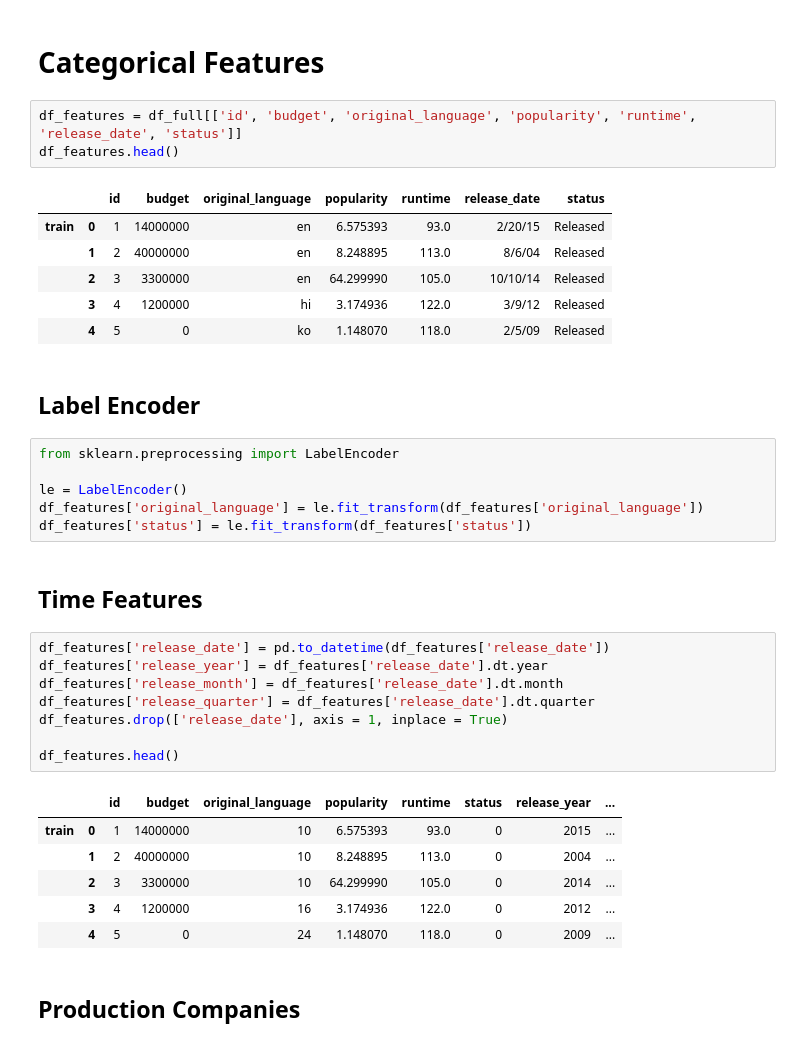
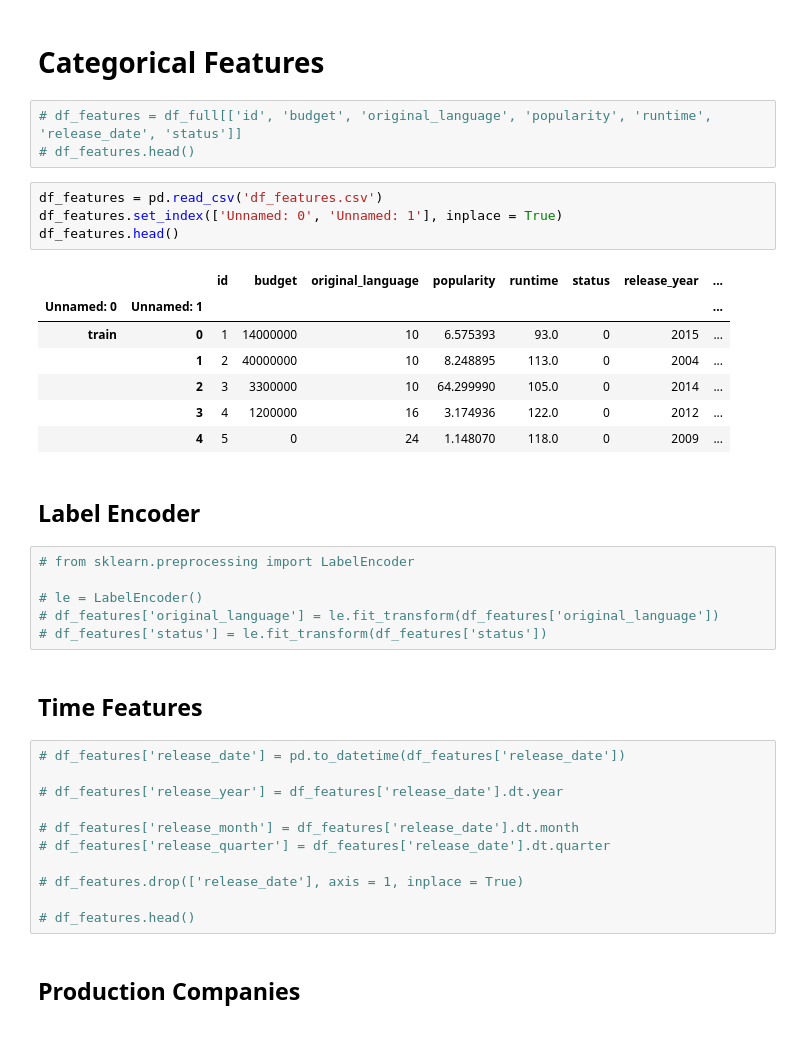
Before and after one commit to JanieTran/Kaggle_Competitions, a Jupyter notebook: TMDBBoxOfficePrediction/TMDBBoxOfficePrediction.ipynb, the cells around one changed output. Saved outputs shown, nothing was run; the diff lists cells and outputs as text.

```diff
--- a/TMDBBoxOfficePrediction/TMDBBoxOfficePrediction.ipynb
+++ b/TMDBBoxOfficePrediction/TMDBBoxOfficePrediction.ipynb
@@ -214,40 +214,41 @@ df_full.head()
 # %% [markdown]
 # Categorical Features
 # %%
-df_features = df_full[['id', 'budget', 'original_language', 'popularity', 'runtime', 'release_date', 'status']]
-df_features.head()
+# df_features = df_full[['id', 'budget', 'original_language', 'popularity', 'runtime', 'release_date', 'status']]
+# df_features.head()
-# %% [output]
-|  |  | id | budget | original_language | popularity | runtime | release_date | status |
-| train | 0 | 1 | 14000000 | en | 6.575393 | 93.0 | 2/20/15 | Released |
-|  | 1 | 2 | 40000000 | en | 8.248895 | 113.0 | 8/6/04 | Released |
-|  | 2 | 3 | 3300000 | en | 64.299990 | 105.0 | 10/10/14 | Released |
-|  | 3 | 4 | 1200000 | hi | 3.174936 | 122.0 | 3/9/12 | Released |
-|  | 4 | 5 | 0 | ko | 1.148070 | 118.0 | 2/5/09 | Released |
+# %%
+df_features = pd.read_csv('df_features.csv')
+df_features.set_index(['Unnamed: 0', 'Unnamed: 1'], inplace = True)
+df_features.head()
+# %% [output]
+|  |  | id | budget | original_language | popularity | runtime | status | release_year | ... |
+| Unnamed: 0 | Unnamed: 1 |  |  |  |  |  |  |  | ... |
+| train | 0 | 1 | 14000000 | 10 | 6.575393 | 93.0 | 0 | 2015 | ... |
+|  | 1 | 2 | 40000000 | 10 | 8.248895 | 113.0 | 0 | 2004 | ... |
+|  | 2 | 3 | 3300000 | 10 | 64.299990 | 105.0 | 0 | 2014 | ... |
+|  | 3 | 4 | 1200000 | 16 | 3.174936 | 122.0 | 0 | 2012 | ... |
+|  | 4 | 5 | 0 | 24 | 1.148070 | 118.0 | 0 | 2009 | ... |
 # %% [markdown]
 ## Label Encoder
 # %%
-from sklearn.preprocessing import LabelEncoder
+# from sklearn.preprocessing import LabelEncoder
 
-le = LabelEncoder()
-df_features['original_language'] = le.fit_transform(df_features['original_language'])
-df_features['status'] = le.fit_transform(df_features['status'])
+# le = LabelEncoder()
+# df_features['original_language'] = le.fit_transform(df_features['original_language'])
+# df_features['status'] = le.fit_transform(df_features['status'])
 # %% [markdown]
 ## Time Features
 # %%
-df_features['release_date'] = pd.to_datetime(df_features['release_date'])
-df_features['release_year'] = df_features['release_date'].dt.year
-df_features['release_month'] = df_features['release_date'].dt.month
-df_features['release_quarter'] = df_features['release_date'].dt.quarter
-df_features.drop(['release_date'], axis = 1, inplace = True)
+# df_features['release_date'] = pd.to_datetime(df_features['release_date'])
 
-df_features.head()
+# df_features['release_year'] = df_features['release_date'].dt.year
+
+# df_features['release_month'] = df_features['release_date'].dt.month
+# df_features['release_quarter'] = df_features['release_date'].dt.quarter
+
+# df_features.drop(['release_date'], axis = 1, inplace = True)
+
+# df_features.head()
-# %% [output]
-|  |  | id | budget | original_language | popularity | runtime | status | release_year | ... |
-| train | 0 | 1 | 14000000 | 10 | 6.575393 | 93.0 | 0 | 2015 | ... |
-|  | 1 | 2 | 40000000 | 10 | 8.248895 | 113.0 | 0 | 2004 | ... |
-|  | 2 | 3 | 3300000 | 10 | 64.299990 | 105.0 | 0 | 2014 | ... |
-|  | 3 | 4 | 1200000 | 16 | 3.174936 | 122.0 | 0 | 2012 | ... |
-|  | 4 | 5 | 0 | 24 | 1.148070 | 118.0 | 0 | 2009 | ... |
 # %% [markdown]
 ## Production Companies
 # %%
```
Also changed, not shown: parts of 38 cells of this notebook, 3 other files.
